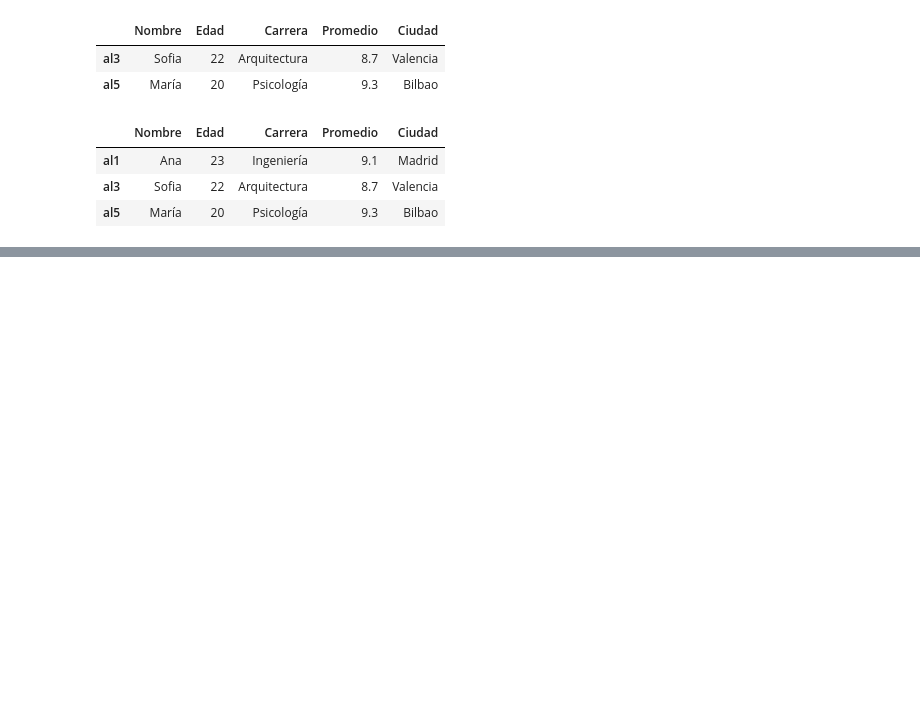
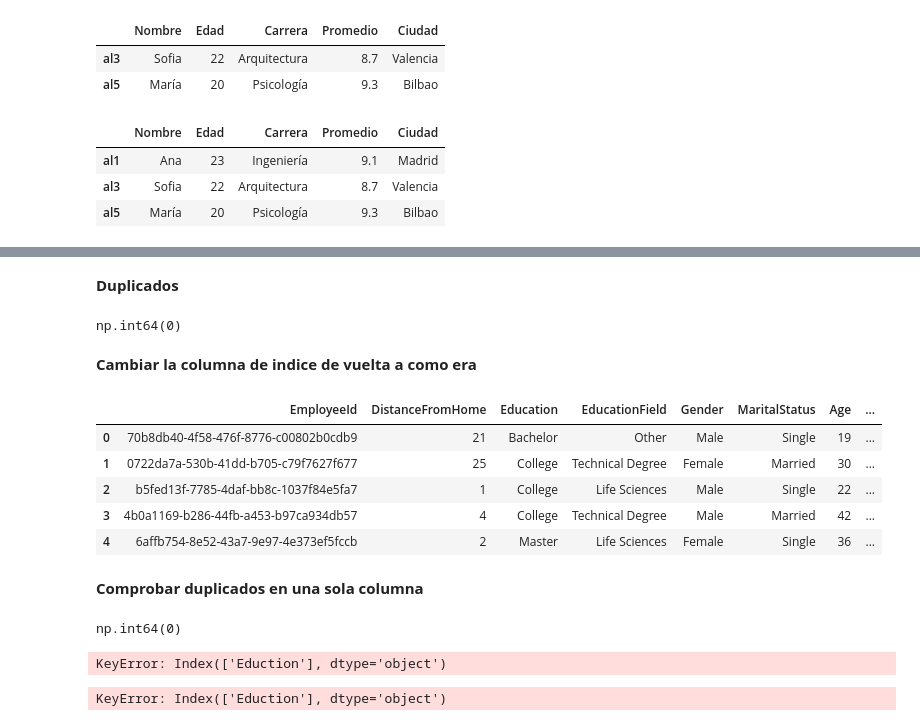
Before and after one commit to jgilsu11/Teoria, a Jupyter notebook: Modulo2/teoria/pandas propio.ipynb, the cells around one changed output, grey strips where cells are left out. Drawn from its saved outputs; the diff is of its cells as text; code cells hidden in the pictures; blank space fills up the shorter version.

```diff
--- a/Modulo2/teoria/pandas propio.ipynb
+++ b/Modulo2/teoria/pandas propio.ipynb
@@ -87,0 +136,19 @@ df.iloc[::2, :]   #Para que nos coja todas las columnas de Ana, María y Sofía
+# %% [markdown]
+**Duplicados**
+# %%
+df_ibm.duplicated()                   #Esto nos da una serie q dice si los datos están duplicados (mira si toda la fila está duplicada (es decir que haya otra fila exactamente igual) poniendo false y true si se ha encontrad q es igual a alguna fila que estaba más arriba
+df_ibm.duplicated().sum()             #Esto nos daría el número de duplicados
+# %% [output]
+np.int64(0)
+# %% [markdown]
+**Cambiar la columna de indice de vuelta a como era**
+# %%
+df_ibm.reset_index(inplace= True)        #El inplace es para que se guarde Este reset es para volver a tener employee ID como columna (EL RESET SOLO SE PUEDE EJECUTAR UNA VEZ PORQUE SI NO SIGUE GENERANDO(SI SE EJECUTA REPETIDO HAY Q EJECUTAR TODO EL JUPYTER))
+df_ibm.head()
+# %% [output]
+|  | EmployeeId | DistanceFromHome | Education | EducationField | Gender | MaritalStatus | Age | ... |
+| 0 | 70b8db40-4f58-476f-8776-c00802b0cdb9 | 21 | Bachelor | Other | Male | Single | 19 | ... |
+| 1 | 0722da7a-530b-41dd-b705-c79f7627f677 | 25 | College | Technical Degree | Female | Married | 30 | ... |
+| 2 | b5fed13f-7785-4daf-bb8c-1037f84e5fa7 | 1 | College | Life Sciences | Male | Single | 22 | ... |
+| 3 | 4b0a1169-b286-44fb-a453-b97ca934db57 | 4 | College | Technical Degree | Male | Married | 42 | ... |
+| 4 | 6affb754-8e52-43a7-9e97-4e373ef5fccb | 2 | Master | Life Sciences | Female | Single | 36 | ... |
@@ -87,0 +157,14 @@ df.iloc[::2, :]   #Para que nos coja todas las columnas de Ana, María y Sofía
+# %% [markdown]
+**Comprobar duplicados en una sola columna**
+# %%
+df_ibm.duplicated(subset = "EmployeeId").sum()    #Esto es para comprobar duplicados en una sola columna
+# %% [output]
+np.int64(0)
+# %%
+df_ibm.duplicated(subset = ["Eduction", "Gender"]).sum()  #Esto es para comprobar duplicados en una dos columnas
+# %% [output]
+KeyError: Index(['Eduction'], dtype='object')
+# %%
+df_ibm.drop_duplicates(subset = ["Gender", "Eduction"], keep = "last")    #Esto es para eliminar los duplicados y el keep par PENDIENTE DE COMPLETAR
+# %% [output]
+KeyError: Index(['Eduction'], dtype='object')
```
Also changed, not shown: parts of 19 cells of this notebook.
